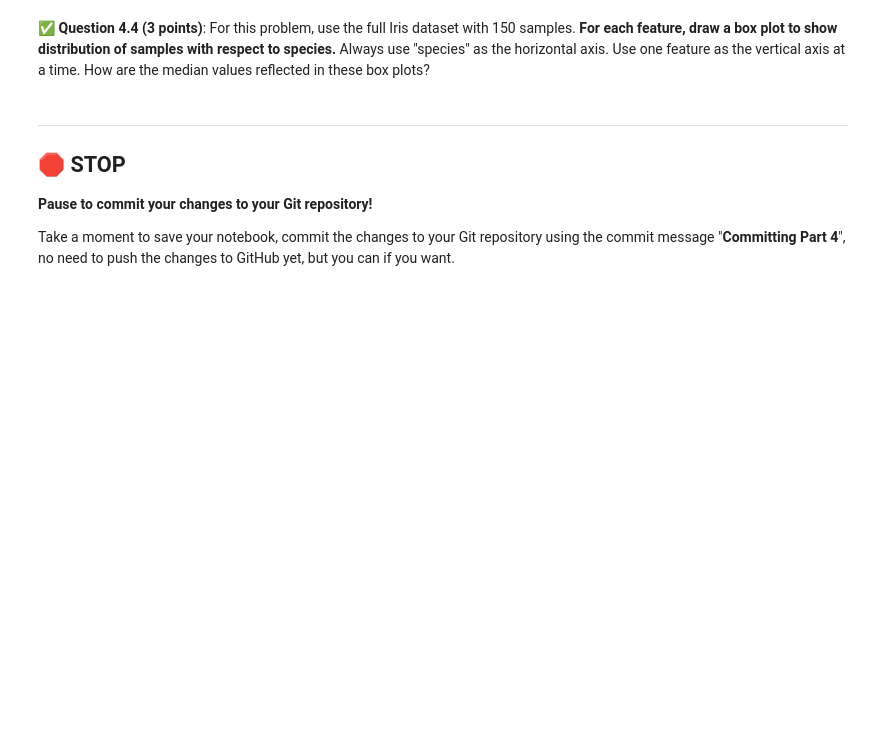
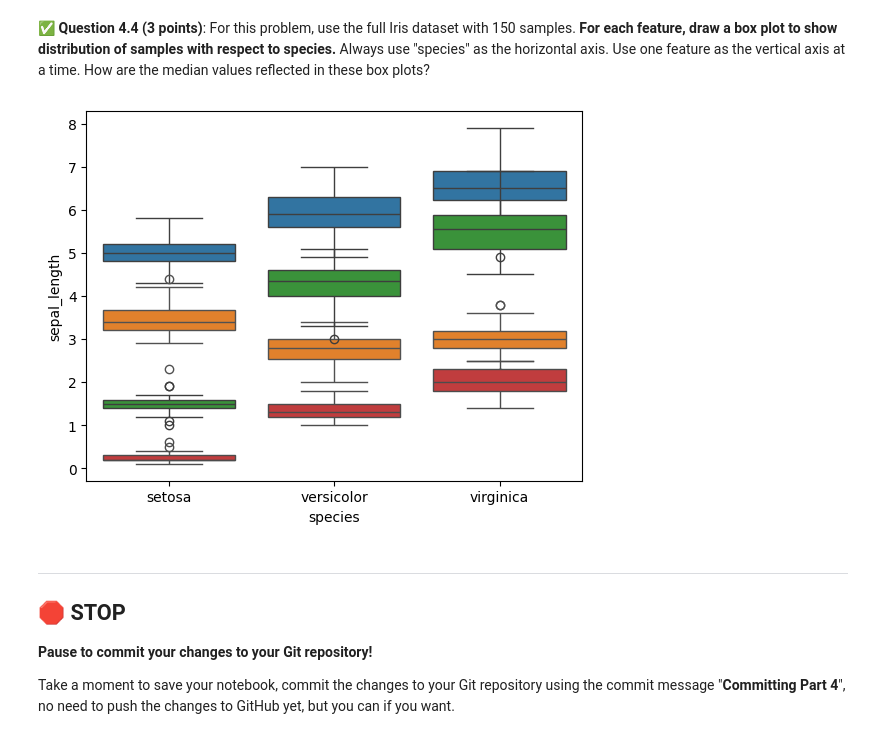
Before and after one commit to Brendanhhh/cmse202-s24-turnin, a Jupyter notebook: hw-01/HW-01_GitPracticeDebuggingPythonPackagesAndClasses-STUDENT (1).ipynb, the cells around one changed output. Cells and saved outputs as stored; diff of their text form; code cells hidden in the pictures; blank space fills up the shorter version.

```diff
--- a/hw-01/HW-01_GitPracticeDebuggingPythonPackagesAndClasses-STUDENT (1).ipynb
+++ b/hw-01/HW-01_GitPracticeDebuggingPythonPackagesAndClasses-STUDENT (1).ipynb
@@ -392,3 +442,12 @@ If you do already have it installed, what command did you use to install it?
+# %%
+### Put your code here
+features = ['sepal_length', 'sepal_width', 'petal_length', 'petal_width']
+
+# Create a box plot for each feature
+for feature in features:
+    sns.boxplot(x='species', y=feature, data=df)
+# %% [output]
+[figure, added]
 # %% [markdown]
 ---
 ## &#128721; STOP
```
Also changed, not shown: parts of 12 cells of this notebook.
